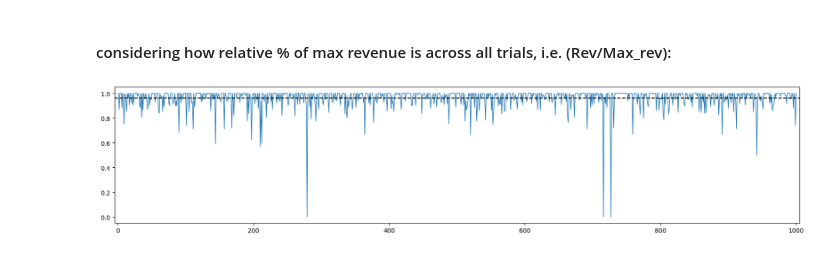
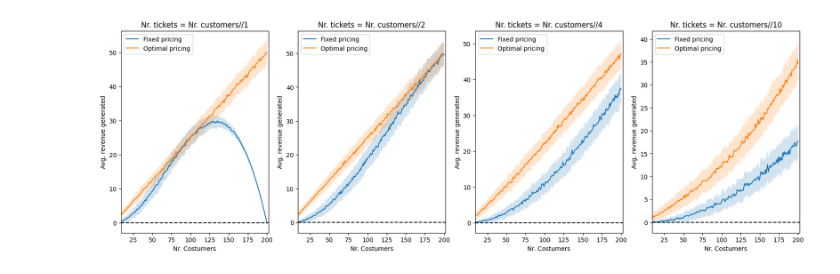
Before and after one commit to seba2390/RandomizedAlgorithms2023, a Jupyter notebook: Project 3/main.ipynb, the cells around one changed output. Cells and saved outputs as stored; diff of their text form; code cells hidden in the pictures.

```diff
--- a/Project 3/main.ipynb
+++ b/Project 3/main.ipynb
@@ -118,16 +4,0 @@ plt.show()
-# %% [markdown]
-#### considering how relative % of max revenue is across all trials, i.e. (Rev/Max_rev):
-# %%
-view_size = 1000
-fractions = np.random.permutation([standard_revenues[i] / max_revenue[i] for i in range(len(standard_revenues))])[:view_size]
-trials = [i+1 for i in range(len(standard_revenues))][:view_size]
-fig, ax = plt.subplots(1,1, figsize=(20,4))
-
-ax.plot(trials,fractions, lw=1)
-buffer = 0.005*view_size
-ax.set_xlim(-buffer,np.max(trials)+buffer)
-print("Avg. fraction of max revenue: ", )
-ax.hlines(np.mean(fractions),-buffer,np.max(trials)+buffer,ls='--',color='black')
-plt.show()
-# %% [output]
-[figure, removed]
@@ -133,0 +120,25 @@ plt.show()
+# %%
+fig, ax = plt.subplots(1,4,figsize=(20,6))
+
+for idx, factor in enumerate([1,2,4,10]):
+    div_fav = factor
+    N_trials    = 100
+    N_costumers = 200
+    avg_standard_revenues, standard_std_deviations, n_customers = fixed_pricing_revenue(ticket_fraction=div_fav,nr_costumers=N_costumers,nr_trials=N_trials)
+    avg_optimal_revenues, optimal_std_deviations, _ = variable_pricing_revenue(ticket_fraction=div_fav,nr_costumers=N_costumers,nr_trials=N_trials)
+    ax[idx].set_title(f"Nr. tickets = Nr. customers//{div_fav}")
+    ax[idx].plot(n_customers,avg_standard_revenues, label="Fixed pricing")
+    ax[idx].fill_between(n_customers, np.array(avg_standard_revenues)-np.array(standard_std_deviations),
+                                 np.array(avg_standard_revenues)+np.array(standard_std_deviations), alpha=0.2)
+
+    ax[idx].plot(n_customers,avg_optimal_revenues, label="Optimal pricing")
+    ax[idx].fill_between(n_customers, np.array(avg_optimal_revenues)-np.array(optimal_std_deviations),
+                                 np.array(avg_optimal_revenues)+np.array(optimal_std_deviations), alpha=0.2)
+    ax[idx].set_xlim(0.9*min(n_customers),1.01*max(n_customers))
+    ax[idx].hlines(0,0.9*min(n_customers),1.01*max(n_customers),color='k',ls='--')
+    ax[idx].legend(loc='upper left')
+    ax[idx].set_xlabel("Nr. Costumers")
+    ax[idx].set_ylabel("Avg. revenue generated")
+plt.show()
+# %% [output]
+[figure, added]
```
Also changed, not shown: parts of 12 cells of this notebook, 1 other file.
